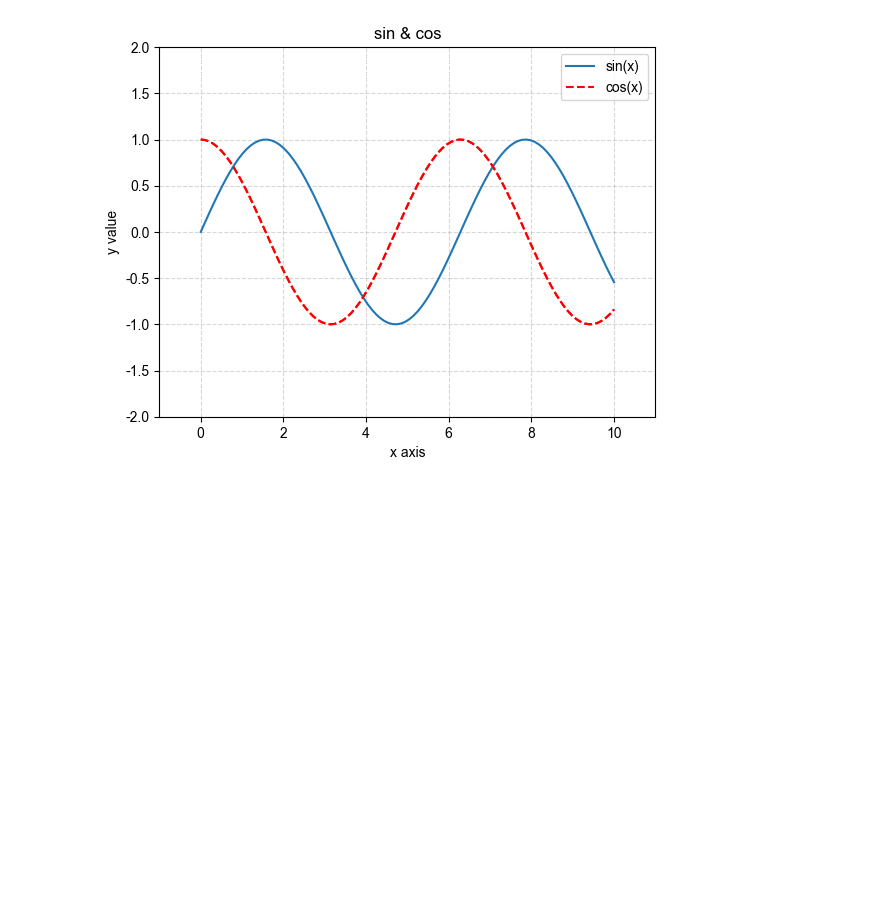
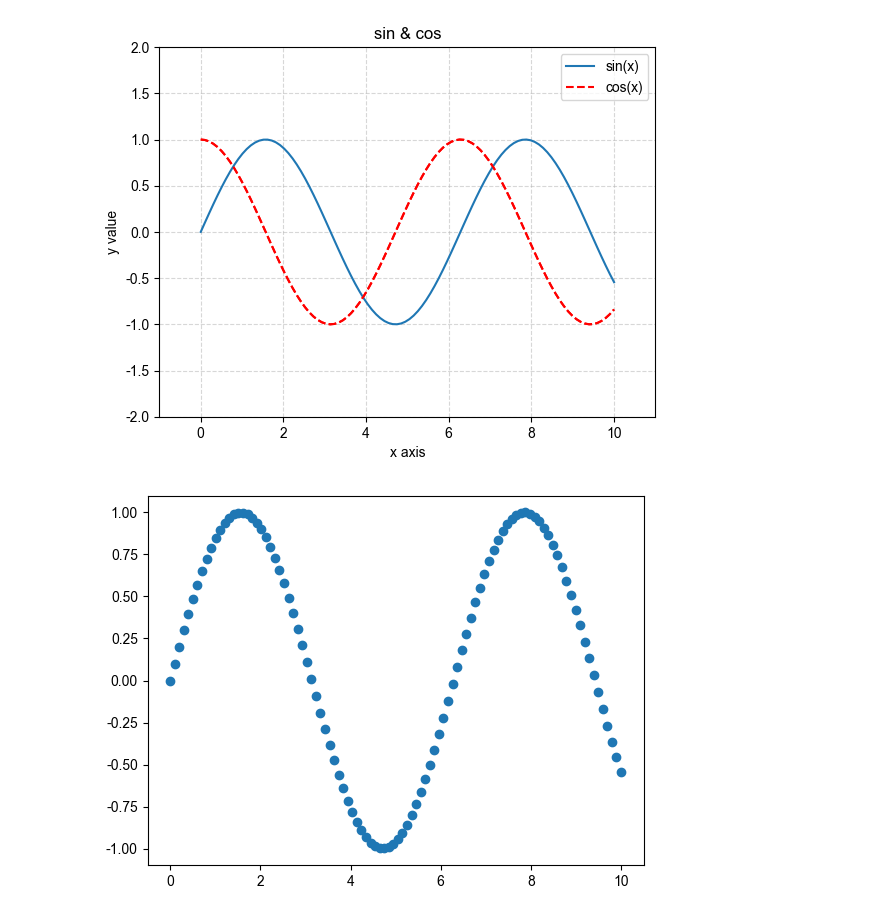
Before and after one commit to hughxusu/lesson-py, a Jupyter notebook: codes/23-matplotlib/a-matplotlib.ipynb, the cells around one changed output. Drawn from its saved outputs; the diff is of its cells as text; code cells hidden in the pictures; blank space fills up the shorter version.

```diff
--- a/codes/23-matplotlib/a-matplotlib.ipynb
+++ b/codes/23-matplotlib/a-matplotlib.ipynb
@@ -45,3 +45,12 @@ plt.savefig("test.png") # 保存图片到指定路径
 plt.show()
 # %% [output]
 [figure]
+# %%
+
+x = np.linspace(0, 10, 100)
+y = np.sin(x)
+
+plt.scatter(x, y) # 绘制散点图的函数
+plt.show()
+# %% [output]
+[figure, added]
```
Also changed, not shown: parts of 2 cells of this notebook.
